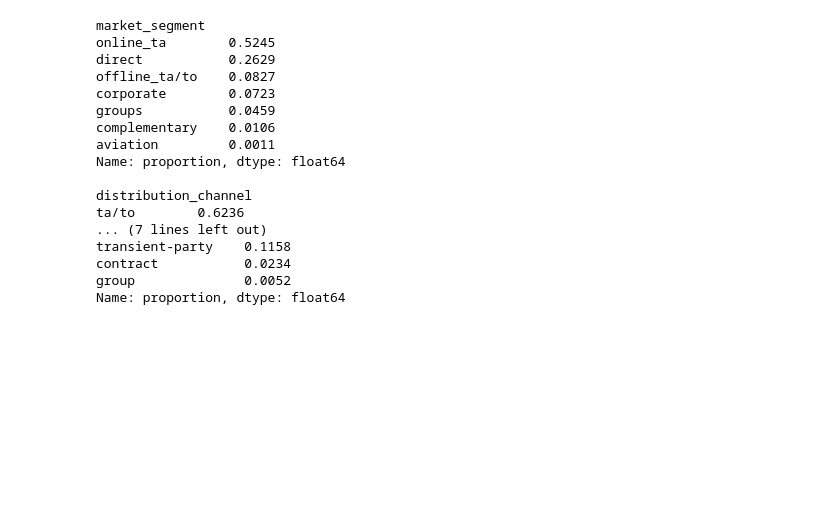
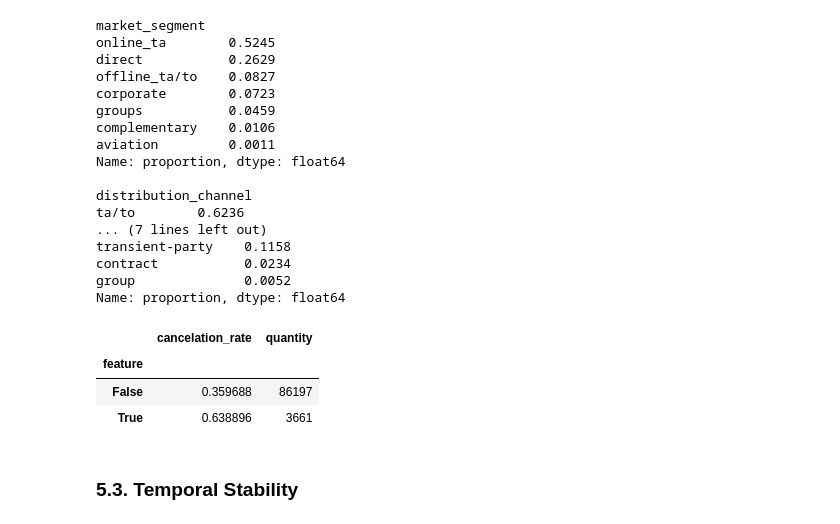
Before and after one commit to bruno-lima98/portfolio-hotel-cancellation-prediction, a Jupyter notebook: main.ipynb, the cells around one changed output. Saved outputs shown, nothing was run; the diff lists cells and outputs as text; code cells hidden in the pictures; blank space fills up the shorter version.

```diff
--- a/main.ipynb
+++ b/main.ipynb
@@ -967,3 +967,18 @@ transient-party    0.1158
 contract           0.0234
 group              0.0052
 Name: proportion, dtype: float64
+# %%
+# Investigando days_in_waiting_list: o decil quebrou porque a distribuição é
+# extremamente concentrada em 0 -- tratando como variável quase-binária
+
+X_train["was_on_waiting_list"] = X_train["days_in_waiting_list"] > 0
+
+tabela_waiting = taxa_por_valor(X_train["was_on_waiting_list"], y_train)
+tabela_waiting
+# %% [output]
+|  | cancelation_rate | quantity |
+| feature |  |  |
+| False | 0.359688 | 86197 |
+| True | 0.638896 | 3661 |
+# %% [markdown]
+### 5.3. Temporal Stability
```
Also changed, not shown: parts of 2 cells of this notebook, 1 other file.
